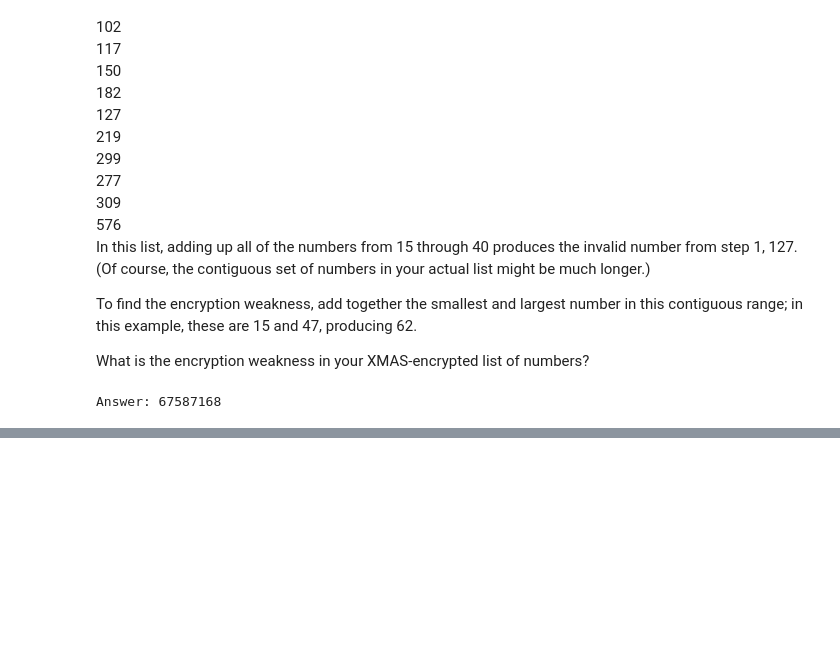
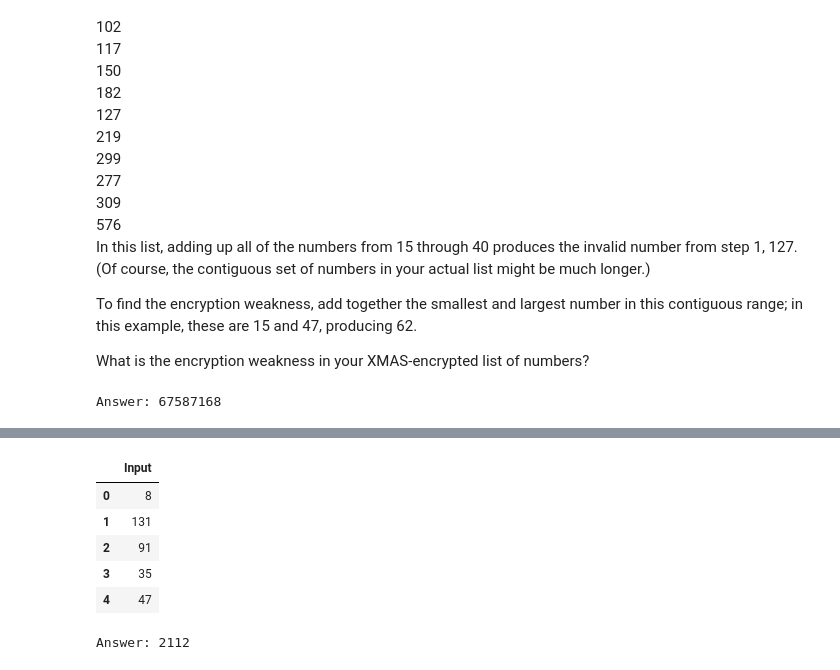
Before and after one commit to kdabr1/AdventOfCode2020, a Jupyter notebook: AdventOfCode2020.ipynb, the cells around one changed output, grey strips where cells are left out. Drawn from its saved outputs; the diff is of its cells as text; code cells hidden in the pictures; blank space fills up the shorter version.

```diff
--- a/AdventOfCode2020.ipynb
+++ b/AdventOfCode2020.ipynb
@@ -1021,0 +1106,10 @@ Answer: 67587168
+# %%
+df10 = pd.read_excel('10.xlsx', header = None, names = ['Input'])
+df10.head()
+# %% [output]
+|  | Input |
+| 0 | 8 |
+| 1 | 131 |
+| 2 | 91 |
+| 3 | 35 |
+| 4 | 47 |
@@ -1021,0 +1122,7 @@ Answer: 67587168
+# %%
+list_10 = []
+for i in range(1, len(df10_2)):
+    list_10.append(str(df10_2.loc[i].iloc[0] - df10_2.loc[i-1].iloc[0]))
+print('Answer:', list_10.count('3') * list_10.count('1'))
+# %% [output]
+Answer: 2112
```
Also changed, not shown: parts of 6 cells of this notebook.
